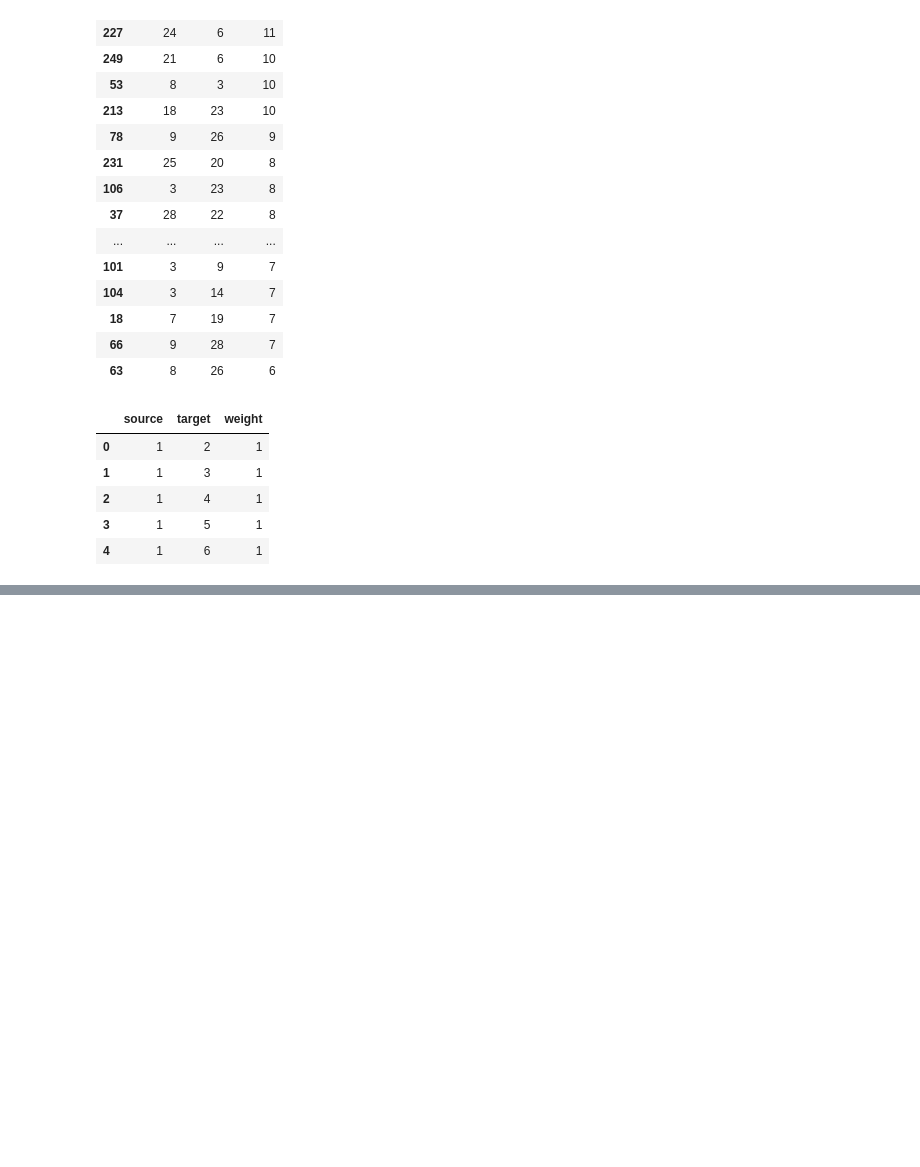
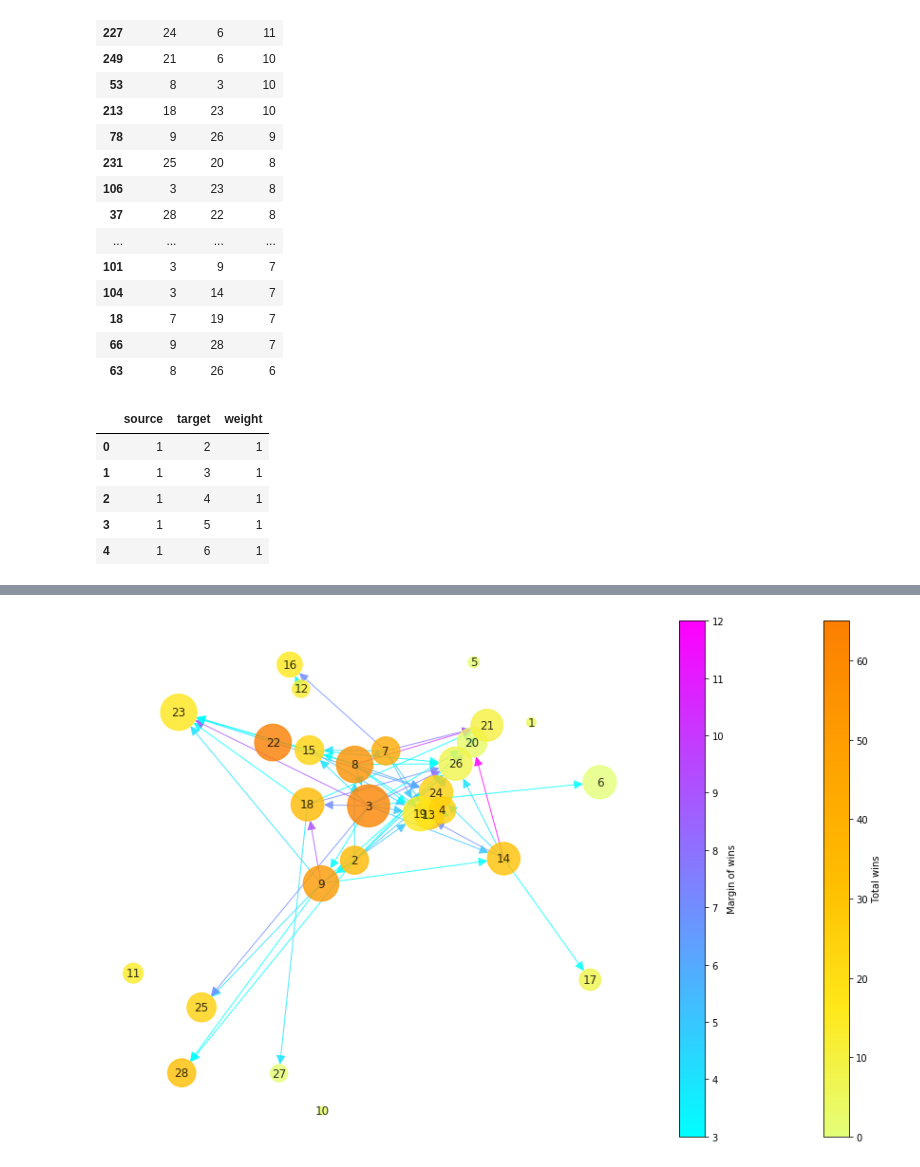
Before and after one commit to MCGallaspy/dse241_hw, a Jupyter notebook: exercise5/Network visualization.ipynb, the cells around one changed output, grey strips where cells are left out. Drawn from its saved outputs; the diff is of its cells as text; code cells hidden in the pictures; blank space fills up the shorter version.

```diff
--- a/exercise5/Network visualization.ipynb
+++ b/exercise5/Network visualization.ipynb
@@ -166,0 +204,28 @@ nx.draw_networkx(G,
+# %%
+import matplotlib
+fig, ax = plt.subplots(figsize=(16, 10))
+fig.colorbar(cm.ScalarMappable(
+    norm=matplotlib.colors.Normalize(
+        vmin=ages.nwins.min(),
+        vmax=ages.nwins.max(),
+        clip=False),
+    cmap=cm.Wistia)).set_label("Total wins")
+fig.colorbar(cm.ScalarMappable(
+    norm=matplotlib.colors.Normalize(
+        vmin=win_difference[wd_mask].weight.min(),
+        vmax=win_difference[wd_mask].weight.max(),
+        clip=False),
+    cmap=cm.cool)).set_label("Margin of wins")
+nx.draw_spring(G,
+                 ax=ax,
+                 node_color=node_colors,
+                 cmap=cm.Wistia,
+                 node_size=node_sizes,
+                 arrowsize=20,
+                 font_size=12,
+                 edge_color=edge_colors,
+                 edge_cmap=cm.cool,
+                 alpha=0.8,
+                 with_labels=True)
+# %% [output]
+[figure, added]
```
Also changed, not shown: parts of 12 cells of this notebook.
